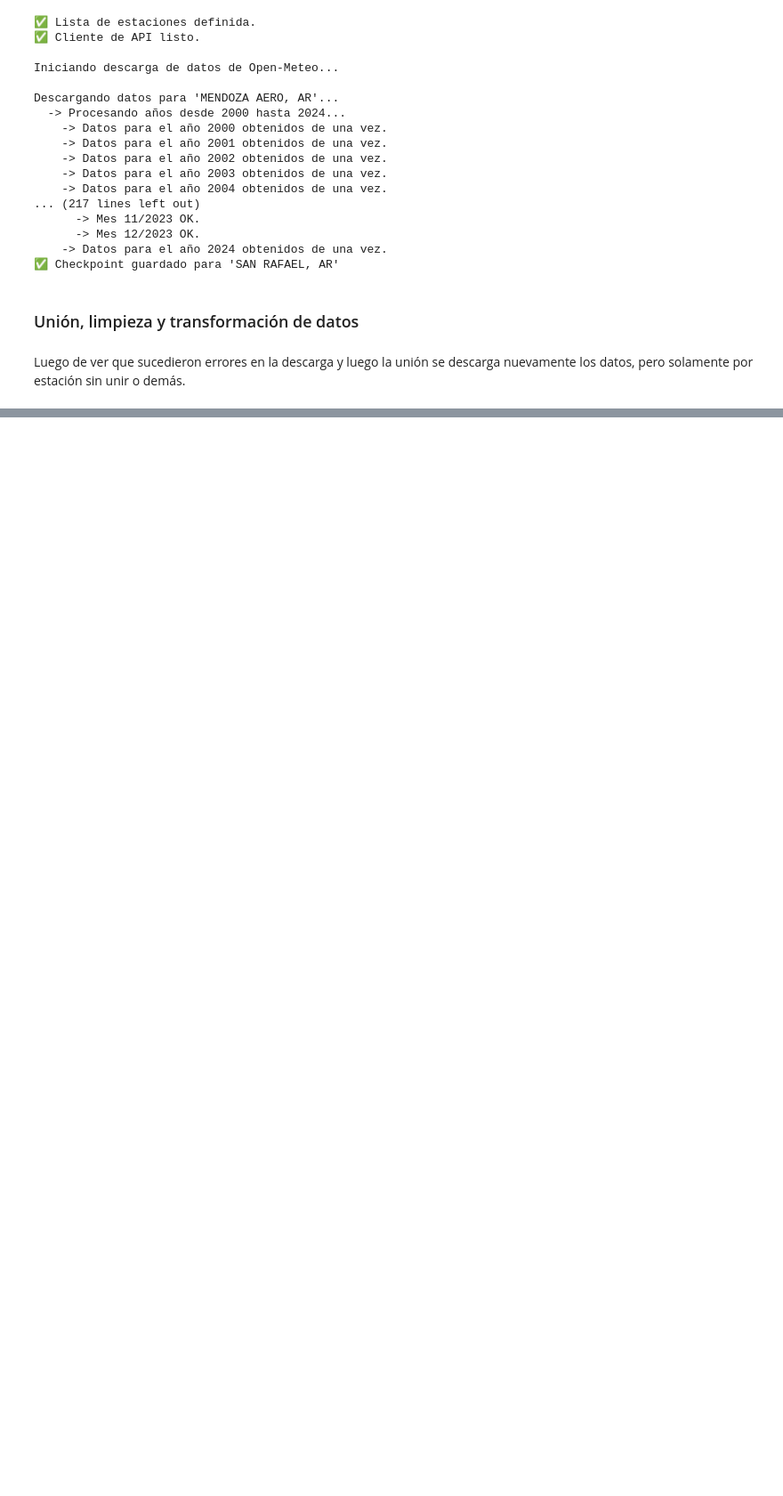
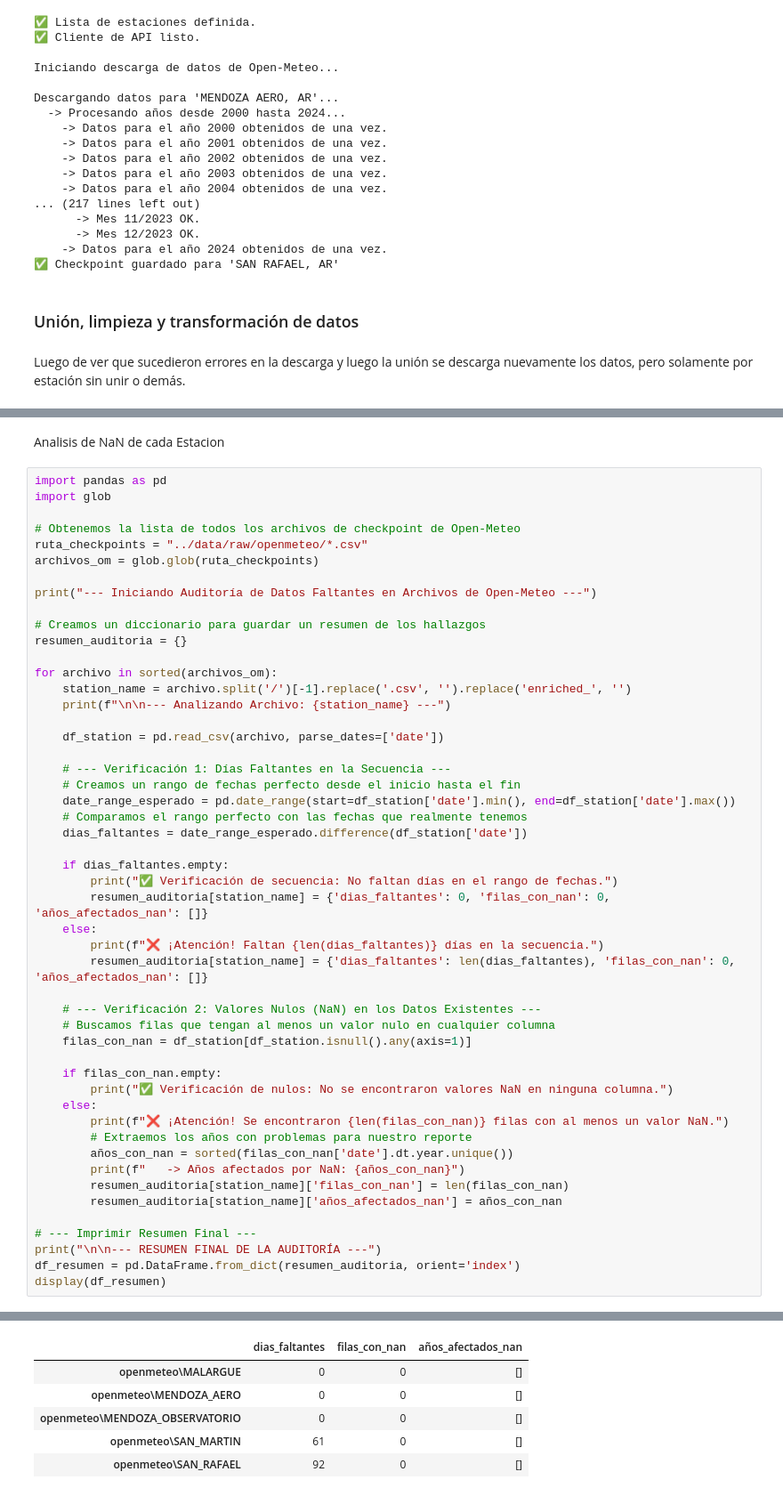
Before and after one commit to Nahuelito22/Nimbus-AI, a Jupyter notebook: notebooks/04_feature_engineering_y_enriquecimiento.ipynb, the cells around one changed output, grey strips where cells are left out. Shown: that part at 89% size. Cells and saved outputs as stored; diff of their text form; blank space fills up the shorter version.

```diff
--- a/notebooks/04_feature_engineering_y_enriquecimiento.ipynb
+++ b/notebooks/04_feature_engineering_y_enriquecimiento.ipynb
@@ -272,0 +339,53 @@ Luego de ver que sucedieron errores en la descarga y luego la unión se descarga
+# %% [markdown]
+Analisis de NaN de cada Estacion
+# %%
+import pandas as pd
+import glob
+
+# Obtenemos la lista de todos los archivos de checkpoint de Open-Meteo
+ruta_checkpoints = "../data/raw/openmeteo/*.csv"
+archivos_om = glob.glob(ruta_checkpoints)
+
+print("--- Iniciando Auditoría de Datos Faltantes en Archivos de Open-Meteo ---")
+
+# Creamos un diccionario para guardar un resumen de los hallazgos
+resumen_auditoria = {}
+
+for archivo in sorted(archivos_om):
+    station_name = archivo.split('/')[-1].replace('.csv', '').replace('enriched_', '')
+    print(f"\n\n--- Analizando Archivo: {station_name} ---")
+
+    df_station = pd.read_csv(archivo, parse_dates=['date'])
+
+    # --- Verificación 1: Días Faltantes en la Secuencia ---
+    # Creamos un rango de fechas perfecto desde el inicio hasta el fin
+    date_range_esperado = pd.date_range(start=df_station['date'].min(), end=df_station['date'].max())
+    # Comparamos el rango perfecto con las fechas que realmente tenemos
+    dias_faltantes = date_range_esperado.difference(df_station['date'])
+
+    if dias_faltantes.empty:
+        print("✅ Verificación de secuencia: No faltan días en el rango de fechas.")
+        resumen_auditoria[station_name] = {'dias_faltantes': 0, 'filas_con_nan': 0, 'años_afectados_nan': []}
+    else:
+        print(f"❌ ¡Atención! Faltan {len(dias_faltantes)} días en la secuencia.")
+        resumen_auditoria[station_name] = {'dias_faltantes': len(dias_faltantes), 'filas_con_nan': 0, 'años_afectados_nan': []}
+
+    # --- Verificación 2: Valores Nulos (NaN) en los Datos Existentes ---
+    # Buscamos filas que tengan al menos un valor nulo en cualquier columna
+    filas_con_nan = df_station[df_station.isnull().any(axis=1)]
+
+    if filas_con_nan.empty:
+        print("✅ Verificación de nulos: No se encontraron valores NaN en ninguna columna.")
+    else:
+        print(f"❌ ¡Atención! Se encontraron {len(filas_con_nan)} filas con al menos un valor NaN.")
+        # Extraemos los años con problemas para nuestro reporte
+        años_con_nan = sorted(filas_con_nan['date'].dt.year.unique())
+        print(f"   -> Años afectados por NaN: {años_con_nan}")
+        resumen_auditoria[station_name]['filas_con_nan'] = len(filas_con_nan)
+        resumen_auditoria[station_name]['años_afectados_nan'] = años_con_nan
+
+# --- Imprimir Resumen Final ---
+print("\n\n--- RESUMEN FINAL DE LA AUDITORÍA ---")
+df_resumen = pd.DataFrame.from_dict(resumen_auditoria, orient='index')
+display(df_resumen)
+# %% [output]
@@ -272,0 +409,6 @@ Luego de ver que sucedieron errores en la descarga y luego la unión se descarga
+|  | dias_faltantes | filas_con_nan | años_afectados_nan |
+| openmeteo\MALARGUE | 0 | 0 | [] |
+| openmeteo\MENDOZA_AERO | 0 | 0 | [] |
+| openmeteo\MENDOZA_OBSERVATORIO | 0 | 0 | [] |
+| openmeteo\SAN_MARTIN | 61 | 0 | [] |
+| openmeteo\SAN_RAFAEL | 92 | 0 | [] |
```
Also changed, not shown: parts of 5 cells of this notebook.
